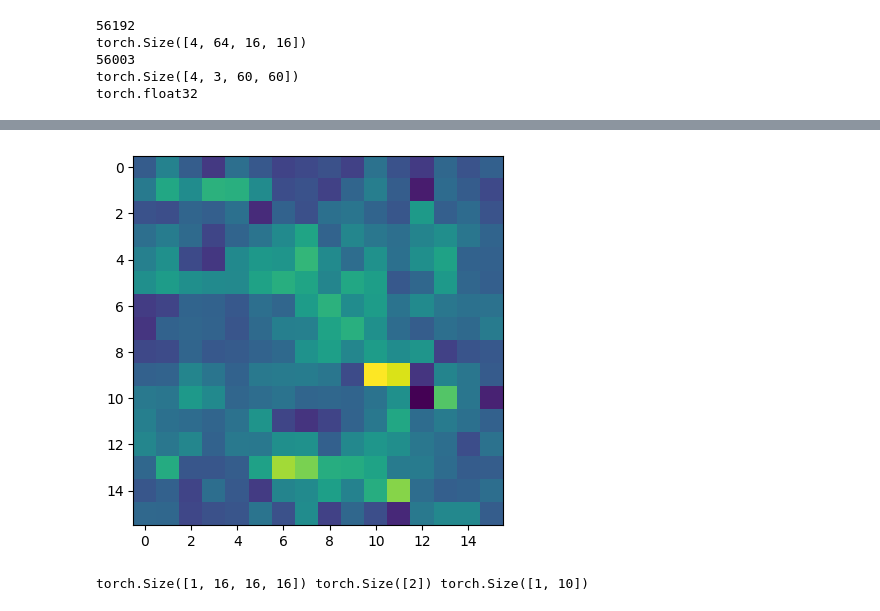
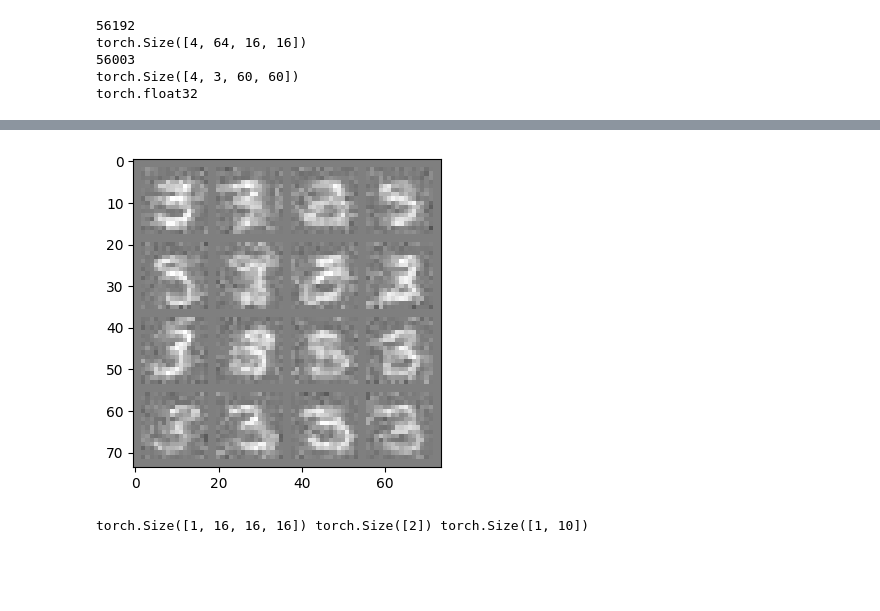
Before and after one commit to eisbetterthanpi/latent-flow-model, a Jupyter notebook: flow_matching_me.ipynb, the cells around one changed output, grey strips where cells are left out. Drawn from its saved outputs; the diff is of its cells as text; code cells hidden in the pictures; blank space fills up the shorter version.

```diff
--- a/flow_matching_me.ipynb
+++ b/flow_matching_me.ipynb
@@ -228,7 +228,7 @@ class UNet(nn.Module):
         self.in_block = nn.Sequential(nn.Conv2d(in_ch, model_ch, 3, padding=1))
         # self.in_block = nn.Sequential(nn.Conv2d(in_ch, model_ch, 3, padding=1), act)
 
-        dim_mults = [1,2,3,4]
+        dim_mults = [1,2,3,4,4] # [1,2,3,4]
         ch_list = [model_ch * m for m in dim_mults] # [128, 256, 384, 512]
         # in_out = list(zip(dims[:-1], dims[1:]))
         # for ind, (dim_in, dim_out) in enumerate(in_out):
@@ -273,7 +273,7 @@ class UNet(nn.Module):
 # 64,64 -vae-> 16,16 -unet->
 batch = 4
 cond_dim=10
-model = UNet(in_ch=1, model_ch=16, cond_dim=cond_dim, depth=3).to(device)
+model = UNet(in_ch=1, model_ch=128, cond_dim=cond_dim, depth=4).to(device)
 print(sum(p.numel() for p in model.parameters() if p.requires_grad)) # 19683
 # print(model)
 
@@ -289,7 +289,6 @@ out = model(x, t, cond)
 print(out.shape)
 
 optim = torch.optim.AdamW(model.parameters(), lr=1e-3) # 1e-3 3e-3
-# optim = torch.optim.SGD(model.parameters(), lr=1e-4) # 1e-3 3e-3
 
 cond_emb = nn.Embedding(10, cond_dim).to(device)
 # for name, param in model.named_parameters(): print(name, param)
@@ -1376,14 +1370,14 @@ def reverse_flow(unet, cond, num_samples=1, timesteps=25):
         t = torch.full((num_samples,), i * dt, device=device)  # Current time # [num_samples] 1. # torch.tensor(i * dt, device=device).repeat(n_samples)
         with torch.no_grad():
             model = lambda y,t: -unet(y, t, cond)
-            # v = model(x, t)
-            # x = x - dt * v # Euler update # 25steps:1sec
+            v = model(x, t)
+            x = x - dt * v # Euler update # 25steps:1sec
 
-            k1 = model(x, t)
-            k2 = model(x - 0.5 * dt * k1, t - 0.5 * dt)
-            k3 = model(x - 0.5 * dt * k2, t - 0.5 * dt)
-            k4 = model(x - dt * k3, t - dt)
-            x = x - (dt / 6.0) * (k1 + 2 * k2 + 2 * k3 + k4) # RK4 update # 25steps:4.5sec
+            # k1 = model(x, t)
+            # k2 = model(x - 0.5 * dt * k1, t - 0.5 * dt)
+            # k3 = model(x - 0.5 * dt * k2, t - 0.5 * dt)
+            # k4 = model(x - dt * k3, t - dt)
+            # x = x - (dt / 6.0) * (k1 + 2 * k2 + 2 * k3 + k4) # RK4 update # 25steps:4.5sec
     return x
 
 
@@ -1418,16 +1412,17 @@ def reverse_flow(unet, cond, num_samples=1, timesteps=25):
 
 
 cond = F.one_hot(torch.tensor([3], device=device), num_classes=10).to(torch.float)
-n_samples = 1
+n_samples = 16
 sampled_data = reverse_flow(model, cond, n_samples, timesteps=25)
 # sampled_data = model.sample(cond, n_samples = 1)
 
 
-import matplotlib.pyplot as plt
-plt.imshow(sampled_data.detach().cpu().squeeze())
-plt.show()
+# import matplotlib.pyplot as plt
+# plt.imshow(sampled_data.detach().cpu().squeeze())
+# plt.show()
 
 import torchvision
+import numpy as np
 from matplotlib import pyplot as plt
 def imshow(img):
     img = img / 2 + 0.5  # unnormalize
@@ -1435,5 +1430,5 @@ def imshow(img):
     plt.figure(figsize=(4, 4))
     plt.imshow(np.transpose(npimg, (1, 2, 0)))
     plt.show()
-# imshow(torchvision.utils.make_grid(sampled_data.cpu(), nrow=4))
+imshow(torchvision.utils.make_grid(sampled_data.cpu(), nrow=4))
 # %% [output]
@@ -1440,4 +1436,4 @@ def imshow(img):
-[figure, old version]
+[figure, new version]
 # %%
 y = torch.randn(n_samples, 16,16,16, device=device)
 t = torch.tensor([1.0, 0.0], device=device)  # Reverse from t=1 to t=0
```
Also changed, not shown: parts of 8 cells of this notebook.
